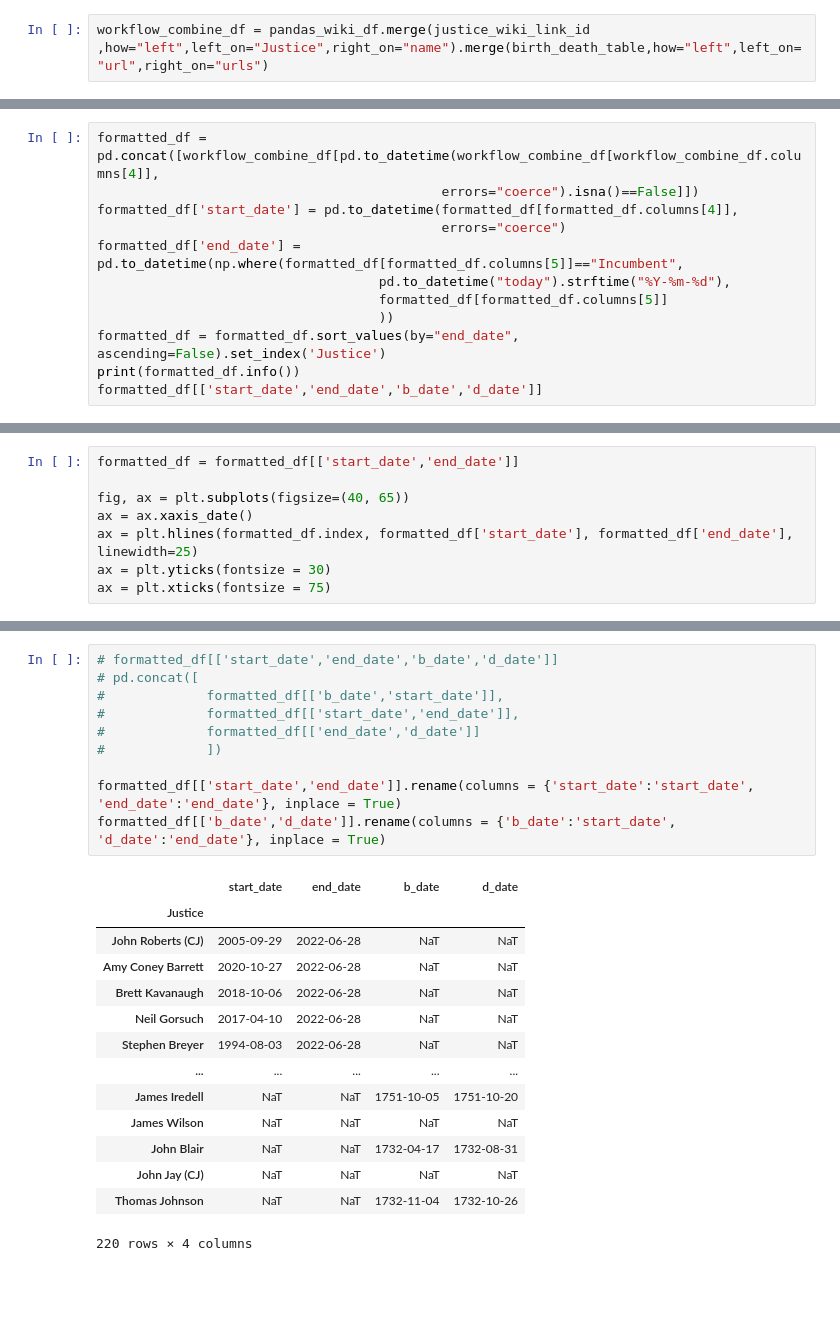
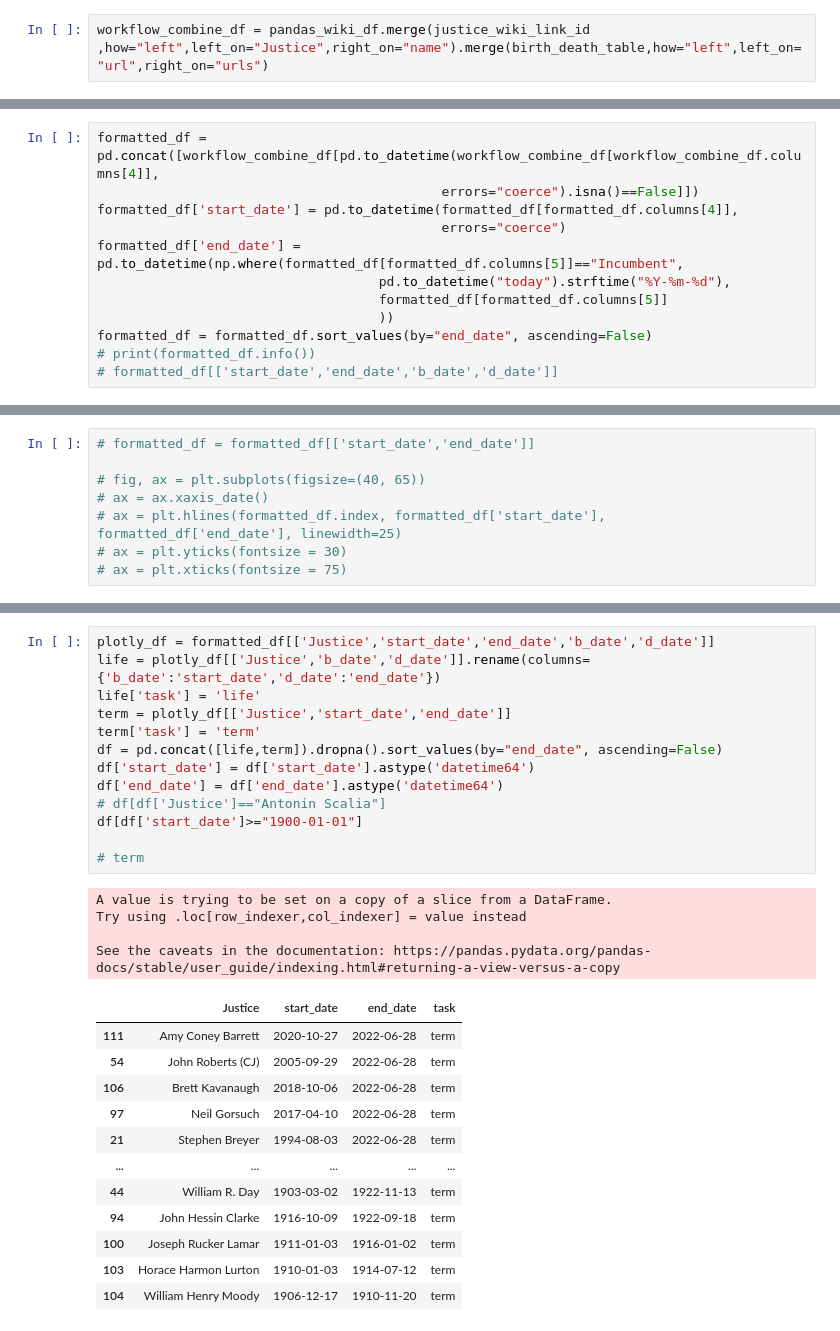
Before and after one commit to feldspar-terra/scratchpad, a Jupyter notebook: justices.ipynb, the cells around one changed output, grey strips where cells are left out. Drawn from its saved outputs; the diff is of its cells as text; blank space fills up the shorter version.

Commit message:
viz pointed at plotly now

```diff
--- a/justices.ipynb
+++ b/justices.ipynb
@@ -201,6 +178,6 @@ formatted_df['end_date'] = pd.to_datetime(np.where(formatted_df[formatted_df.col
                                     pd.to_datetime("today").strftime("%Y-%m-%d"),
                                     formatted_df[formatted_df.columns[5]]
                                     ))
-formatted_df = formatted_df.sort_values(by="end_date", ascending=False).set_index('Justice')
-print(formatted_df.info())
-formatted_df[['start_date','end_date','b_date','d_date']]
+formatted_df = formatted_df.sort_values(by="end_date", ascending=False)
+# print(formatted_df.info())
+# formatted_df[['start_date','end_date','b_date','d_date']]
@@ -239,8 +186,8 @@ None
 # %%
-formatted_df = formatted_df[['start_date','end_date']]
+# formatted_df = formatted_df[['start_date','end_date']]
 
-fig, ax = plt.subplots(figsize=(40, 65))
-ax = ax.xaxis_date()
-ax = plt.hlines(formatted_df.index, formatted_df['start_date'], formatted_df['end_date'], linewidth=25)
-ax = plt.yticks(fontsize = 30)
-ax = plt.xticks(fontsize = 75)
+# fig, ax = plt.subplots(figsize=(40, 65))
+# ax = ax.xaxis_date()
+# ax = plt.hlines(formatted_df.index, formatted_df['start_date'], formatted_df['end_date'], linewidth=25)
+# ax = plt.yticks(fontsize = 30)
+# ax = plt.xticks(fontsize = 75)
@@ -249,25 +194,30 @@ ax = plt.xticks(fontsize = 75)
-# %%
-# formatted_df[['start_date','end_date','b_date','d_date']]
-# pd.concat([
-#             formatted_df[['b_date','start_date']],
-#             formatted_df[['start_date','end_date']],
-#             formatted_df[['end_date','d_date']]
-#             ])
-
-formatted_df[['start_date','end_date']].rename(columns = {'start_date':'start_date', 'end_date':'end_date'}, inplace = True)
-formatted_df[['b_date','d_date']].rename(columns = {'b_date':'start_date', 'd_date':'end_date'}, inplace = True)
-# %% [output]
-|  | start_date | end_date | b_date | d_date |
-| Justice |  |  |  |  |
-| John Roberts (CJ) | 2005-09-29 | 2022-06-28 | NaT | NaT |
-| Amy Coney Barrett | 2020-10-27 | 2022-06-28 | NaT | NaT |
-| Brett Kavanaugh | 2018-10-06 | 2022-06-28 | NaT | NaT |
-| Neil Gorsuch | 2017-04-10 | 2022-06-28 | NaT | NaT |
-| Stephen Breyer | 1994-08-03 | 2022-06-28 | NaT | NaT |
-| ... | ... | ... | ... | ... |
-| James Iredell | NaT | NaT | 1751-10-05 | 1751-10-20 |
-| James Wilson | NaT | NaT | NaT | NaT |
-| John Blair | NaT | NaT | 1732-04-17 | 1732-08-31 |
-| John Jay (CJ) | NaT | NaT | NaT | NaT |
-| Thomas Johnson | NaT | NaT | 1732-11-04 | 1732-10-26 |
-220 rows × 4 columns
+# %%
+plotly_df = formatted_df[['Justice','start_date','end_date','b_date','d_date']]
+life = plotly_df[['Justice','b_date','d_date']].rename(columns={'b_date':'start_date','d_date':'end_date'})
+life['task'] = 'life'
+term = plotly_df[['Justice','start_date','end_date']]
+term['task'] = 'term'
+df = pd.concat([life,term]).dropna().sort_values(by="end_date", ascending=False)
+df['start_date'] = df['start_date'].astype('datetime64')
+df['end_date'] = df['end_date'].astype('datetime64')
+# df[df['Justice']=="Antonin Scalia"]
+df[df['start_date']>="1900-01-01"]
+
+# term
+# %% [output]
+A value is trying to be set on a copy of a slice from a DataFrame.
+Try using .loc[row_indexer,col_indexer] = value instead
+
+See the caveats in the documentation: https://pandas.pydata.org/pandas-docs/stable/user_guide/indexing.html#returning-a-view-versus-a-copy
+|  | Justice | start_date | end_date | task |
+| 111 | Amy Coney Barrett | 2020-10-27 | 2022-06-28 | term |
+| 54 | John Roberts (CJ) | 2005-09-29 | 2022-06-28 | term |
+| 106 | Brett Kavanaugh | 2018-10-06 | 2022-06-28 | term |
+| 97 | Neil Gorsuch | 2017-04-10 | 2022-06-28 | term |
+| 21 | Stephen Breyer | 1994-08-03 | 2022-06-28 | term |
+| ... | ... | ... | ... | ... |
+| 44 | William R. Day | 1903-03-02 | 1922-11-13 | term |
+| 94 | John Hessin Clarke | 1916-10-09 | 1922-09-18 | term |
+| 100 | Joseph Rucker Lamar | 1911-01-03 | 1916-01-02 | term |
+| 103 | Horace Harmon Lurton | 1910-01-03 | 1914-07-12 | term |
+| 104 | William Henry Moody | 1906-12-17 | 1910-11-20 | term |
```
Also changed, not shown: parts of 14 cells of this notebook.
